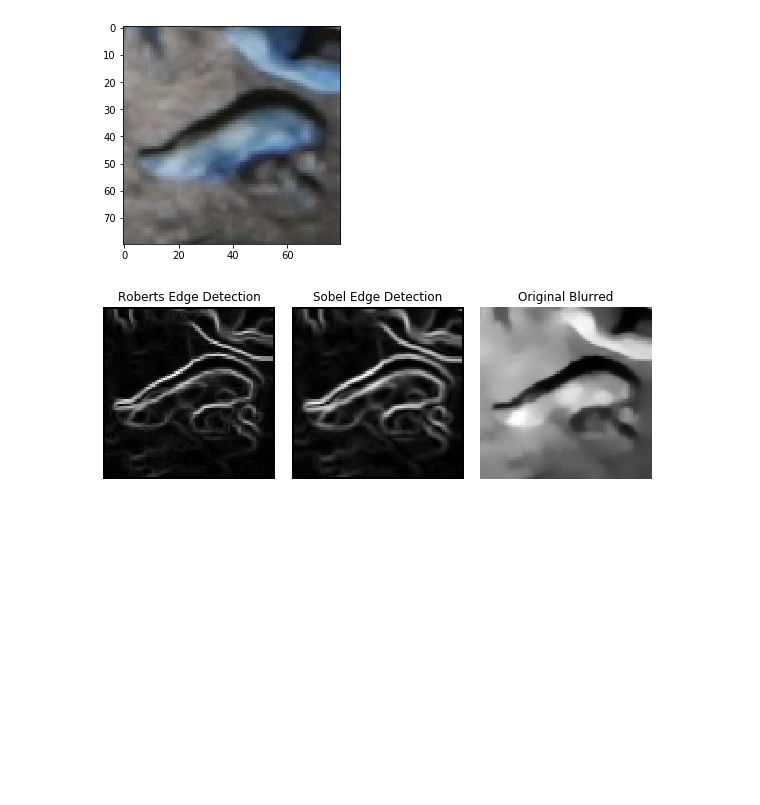
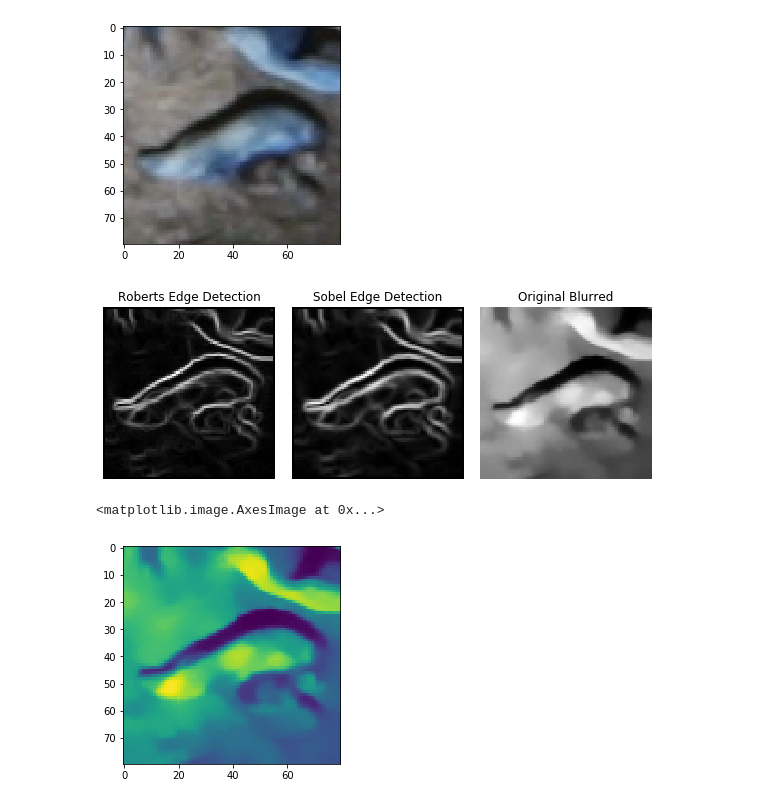
Before and after one commit to chris-seals/sea_lion_counting, a Jupyter notebook: exploratory/alternative smoothing tests.ipynb, the cells around one changed output. Cells and saved outputs as stored; diff of their text form; code cells hidden in the pictures; blank space fills up the shorter version.

```diff
--- a/exploratory/alternative smoothing tests.ipynb
+++ b/exploratory/alternative smoothing tests.ipynb
@@ -49,3 +49,8 @@ plt.tight_layout()
 plt.show()
 # %% [output]
 [figure]
+# %%
+plt.imshow(image)
+# %% [output]
+<matplotlib.image.AxesImage at 0x...>
+[figure, added]
```
Also changed, not shown: parts of 4 cells of this notebook, 1 other file.
